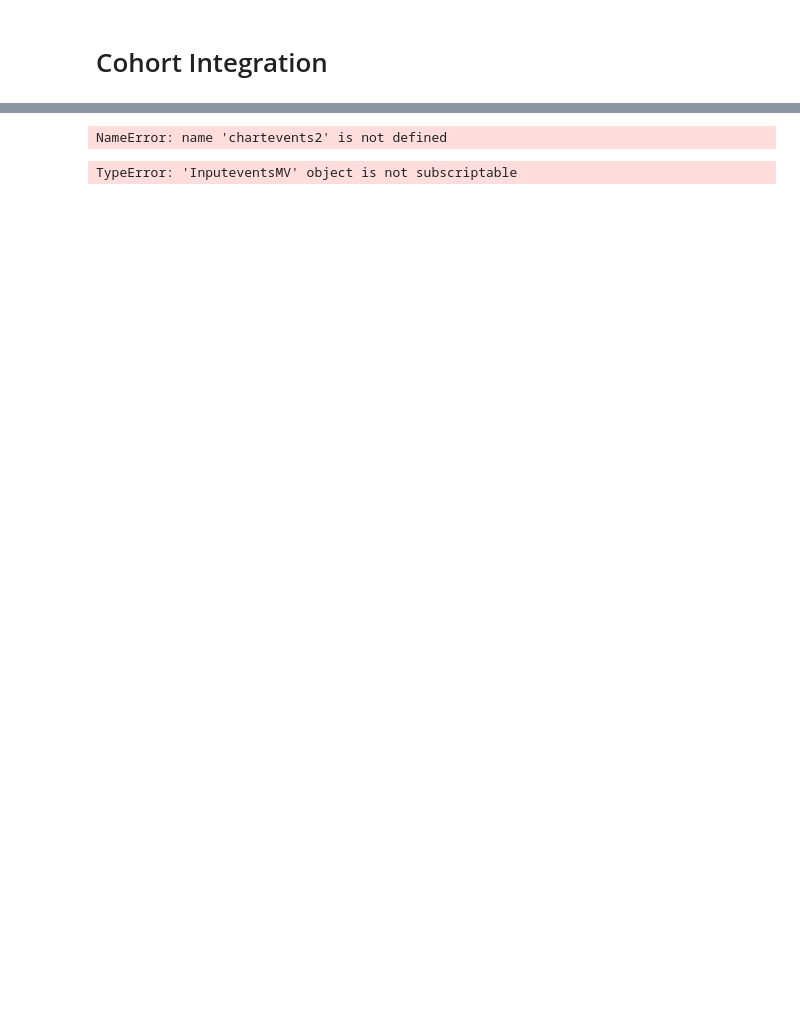
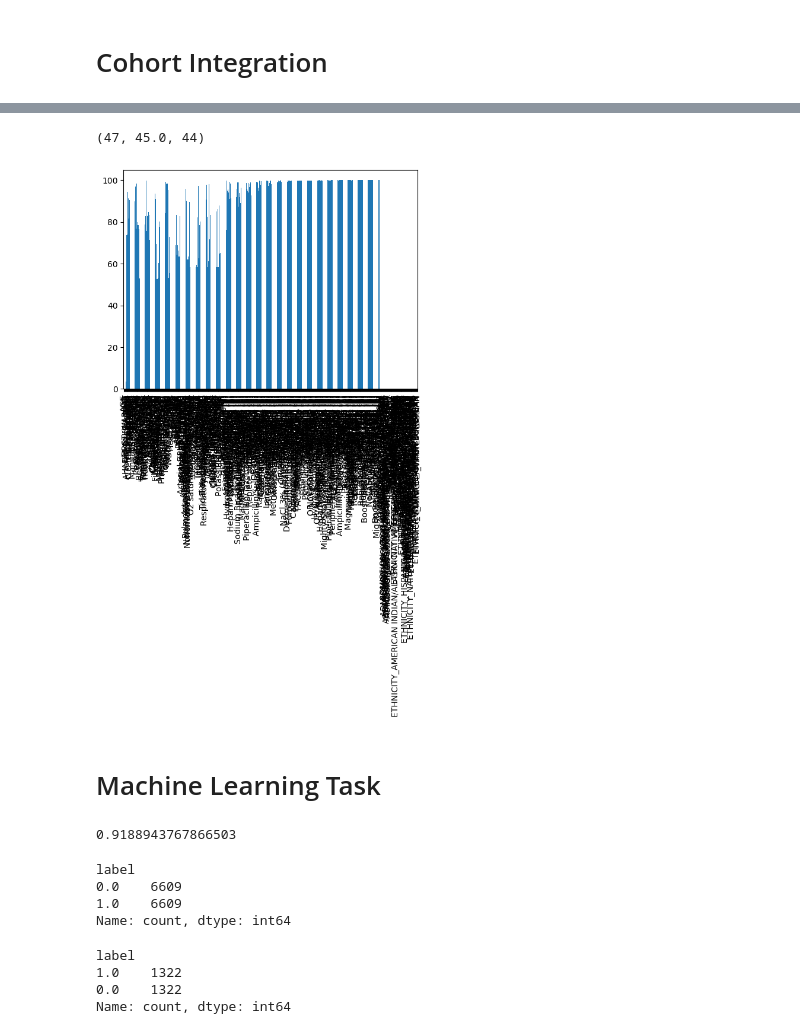
Before and after one commit to Harry-PARK/MIMIC_preprocessing, a Jupyter notebook: test.ipynb, the cells around one changed output, grey strips where cells are left out. Saved outputs shown, nothing was run; the diff lists cells and outputs as text; code cells hidden in the pictures; blank space fills up the shorter version.

```diff
--- a/test.ipynb
+++ b/test.ipynb
@@ -146,7 +146,8 @@ Processing Complete!
 # %%
 chartevents = pd.read_csv(processed_data_path+"chartevents2.csv")
 inputevents_mv = pd.read_csv(processed_data_path+"inputevents_mv.csv")
-
+outputevents = pd.read_csv(processed_data_path+"outputevents.csv")
 
 chartevents = om.Chartevents().load_processed(chartevents)
 inputevents_mv = om.InputeventsMV().load_processed(inputevents_mv)
+outputevents = om.Outputevents().load_processed(outputevents)
@@ -183,9 +181,12 @@ class Cohort:
         if isinstance(self.outputevents, om.Outputevents):
             merged_table.append("outputevents")
             self.data = self.data.merge(self.outputevents.data, on=["ICUSTAY_ID", "T"], how="left")
+        self.make_label()
         self.cohort_present = True
         print(f"Tables merged: {merged_table}")
         return self.data
+
+
 
 
     def cnvrt_column(self):
@@ -193,6 +194,21 @@ class Cohort:
             self.chartevents.cnvrt_column()
         if isinstance(self.inputevents_mv, om.InputeventsMV):
             self.inputevents_mv.cnvrt_column()
+        if isinstance(self.outputevents, om.Outputevents):
+            self.outputevents.cnvrt_column()
+
+
+    def make_label(self):
+        self.data["label"] = self.data["DEATHTIME"].apply(lambda x: 1 if pd.notnull(x) else 0)
+
+
+    def make_train_set(self):
+        self.data = self.data.drop(['SUBJECT_ID', 'LANGUAGE', 'MARITAL_STATUS', 'RELIGION', 'ICU_TIME', 'DEATHTIME', 'ADMITIME', 'DOB', 'T'], axis=1)
+        self.data = pd.get_dummies(self.data, columns=['GENDER', 'ADMISSION_TYPE', 'ADMISSION_LOCATION', 'FIRST_CAREUNIT', 'INSURANCE', 'ETHNICITY'])
+        self.data = self.data.groupby("ICUSTAY_ID").mean()
+        label = self.data["label"]
+        features = self.data.drop(["label"], axis=1)
+        return  features, label
 
 
 cohort = Cohort(patients_static, chartevents, inputevents_mv)
@@ -215,10 +239,53 @@ cohort.data.sort_values(by=["ICUSTAY_ID", "T"])
 # %%
 id = 200001
-patients_static.patients_T_info[patients_static.patients_T_info["ICUSTAY_ID"] == id]["T"].max(), chartevents2[chartevents2["ICUSTAY_ID"] == id]["T"].max(), inputevents_mv[inputevents_mv["ICUSTAY_ID"] == id]["T"].max()
+patients_static.patients_T_info[patients_static.patients_T_info["ICUSTAY_ID"] == id]["T"].max(), chartevents.data[chartevents.data["ICUSTAY_ID"] == id]["T"].max(), inputevents_mv.data[inputevents_mv.data["ICUSTAY_ID"] == id]["T"].max()
 # %% [output]
-NameError: name 'chartevents2' is not defined
+(47, 45.0, 44)
 # %%
-target = inputevents_mv
+target = inputevents_mv.data
 target[target["ICUSTAY_ID"] == 200001]
-# %% [output]
-TypeError: 'InputeventsMV' object is not subscriptable
+# %%
+import matplotlib.pyplot as plt
+
+missing_percentage = cohort.data.groupby("ICUSTAY_ID").mean().isnull().mean() * 100
+
+missing_percentage.plot(kind="bar")
+plt.show()
+# %% [output]
+[figure, added]
+# %% [markdown]
+# Machine Learning Task
+# %%
+import pandas as pd
+import numpy as np
+from sklearn.model_selection import train_test_split
+from sklearn.ensemble import RandomForestClassifier
+from sklearn.metrics import roc_auc_score
+from imblearn.under_sampling import RandomUnderSampler
+
+rus = RandomUnderSampler(random_state=42)
+features, label = rus.fit_resample(features, label)
+x_train, x_test, y_train, y_test = train_test_split(features, label, test_size=0.2, random_state=42, stratify=label)
+
+model = RandomForestClassifier(n_estimators=100, random_state=42, class_weight='balanced')
+model.fit(x_train, y_train)
+
+y_pred = model.predict_proba(x_test)[:, 1]
+
+roc_auc_score(y_test, y_pred)
+# %% [output]
+0.9188943767866503
+# %%
+label.value_counts()
+# %% [output]
+label
+0.0    6609
+1.0    6609
+Name: count, dtype: int64
+# %%
+y_test.value_counts()
+# %% [output]
+label
+1.0    1322
+0.0    1322
+Name: count, dtype: int64
```
Also changed, not shown: parts of 7 cells of this notebook, 7 other files.
